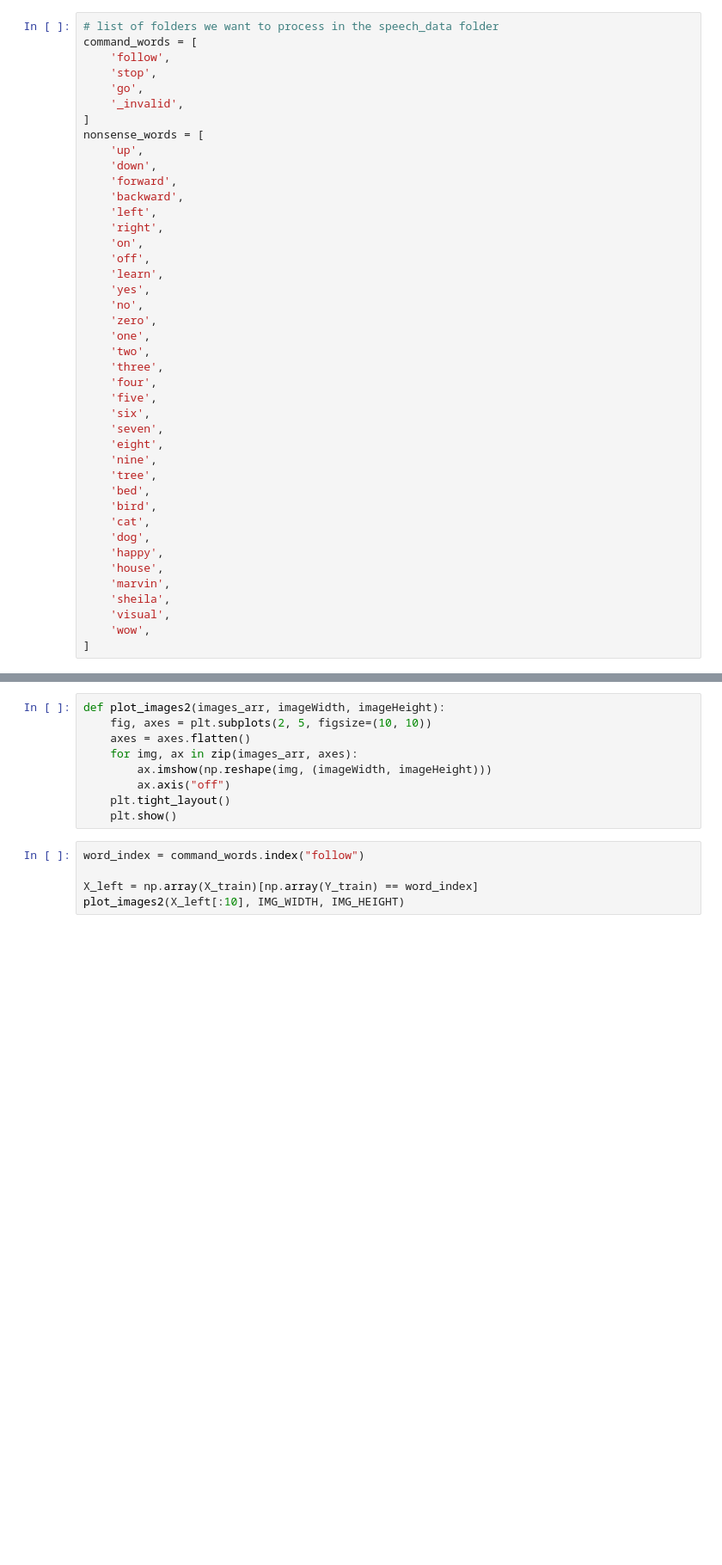
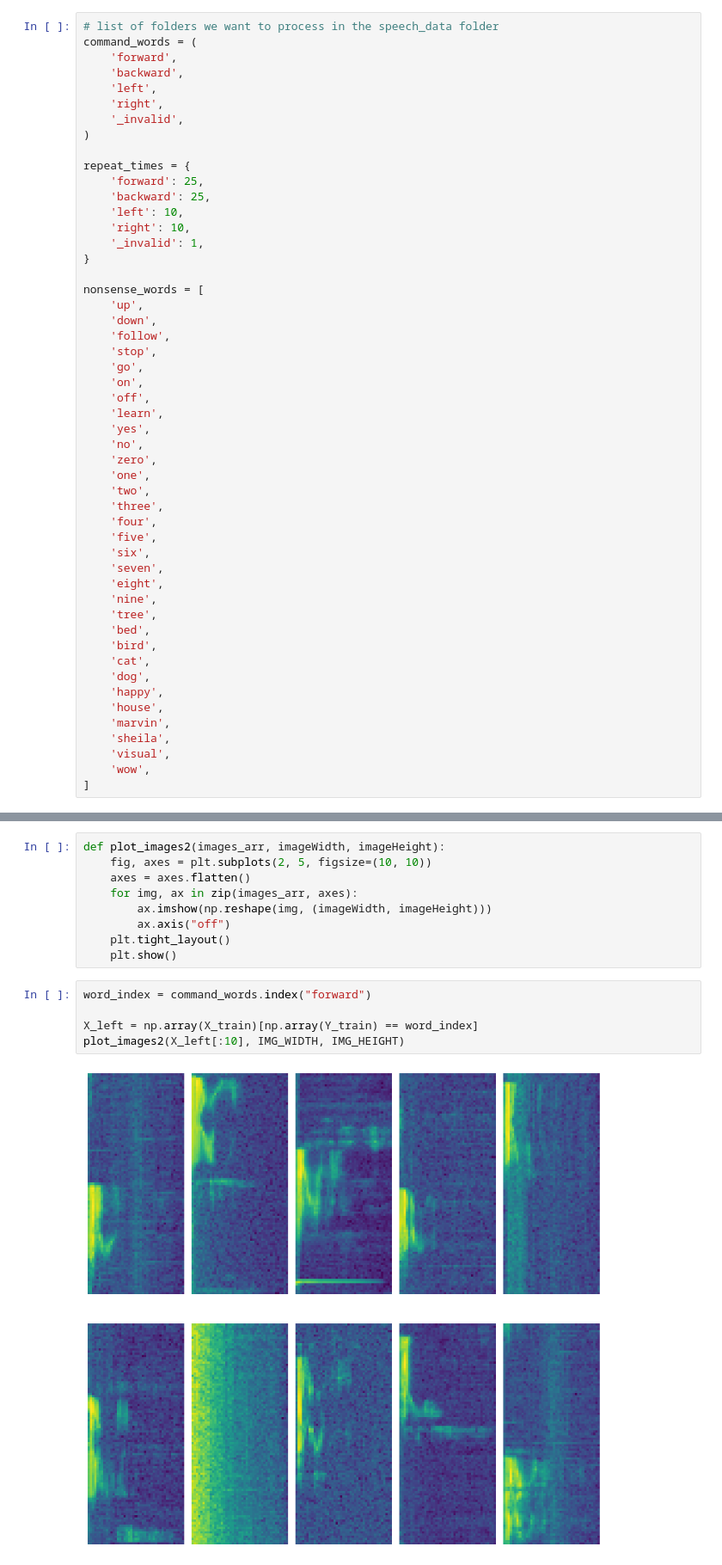
Before and after one commit to ntueecamp/22-software-workshop, a Jupyter notebook: speech-recognition/process_command_traning_data.ipynb, the cells around one changed output, grey strips where cells are left out. Shown: that part at 86% size. Drawn from its saved outputs; the diff is of its cells as text; blank space fills up the shorter version.

```diff
--- a/speech-recognition/process_command_traning_data.ipynb
+++ b/speech-recognition/process_command_traning_data.ipynb
@@ -40,19 +40,28 @@ NOISE_FLOOR=0.1
 MINIMUM_VOICE_LENGTH=EXPECTED_SAMPLES/4
 # %%
 # list of folders we want to process in the speech_data folder
-command_words = [
-    'follow',
-    'stop',
-    'go',
-    '_invalid',
-]
-nonsense_words = [
-    'up',
-    'down',
+command_words = (
     'forward',
     'backward',
     'left',
     'right',
+    '_invalid',
+)
+
+repeat_times = {
+    'forward': 25,
+    'backward': 25,
+    'left': 10,
+    'right': 10,
+    '_invalid': 1,
+}
+
+nonsense_words = [
+    'up',
+    'down',
+    'follow',
+    'stop',
+    'go',
     'on',
     'off',
     'learn',
@@ -366,8 +390,10 @@ def plot_images2(images_arr, imageWidth, imageHeight):
     plt.tight_layout()
     plt.show()
 # %%
-word_index = command_words.index("follow")
+word_index = command_words.index("forward")
 
 X_left = np.array(X_train)[np.array(Y_train) == word_index]
 plot_images2(X_left[:10], IMG_WIDTH, IMG_HEIGHT)
+# %% [output]
+[figure, added]
 # %%
```
Also changed, not shown: parts of 6 cells of this notebook, 7 other files.
